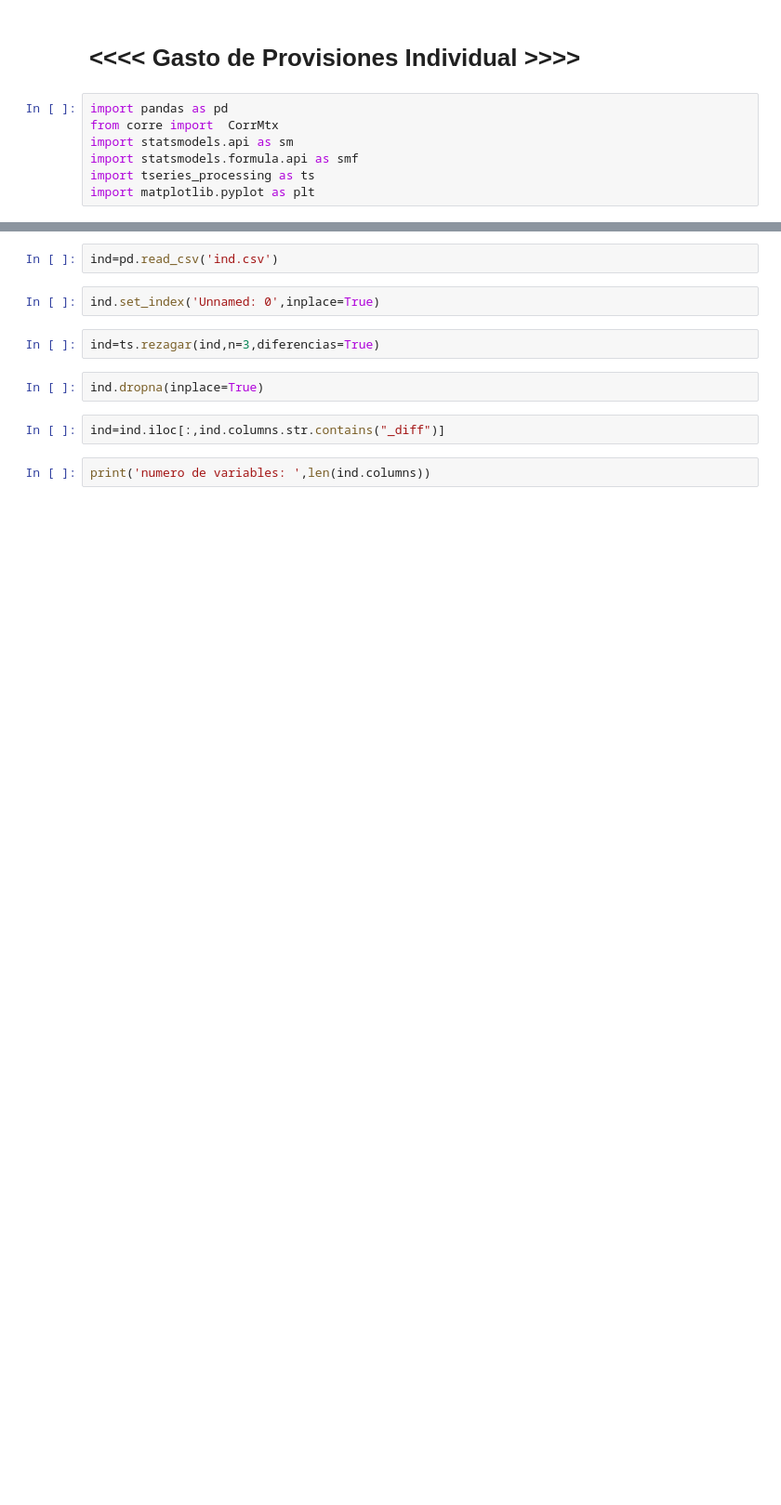
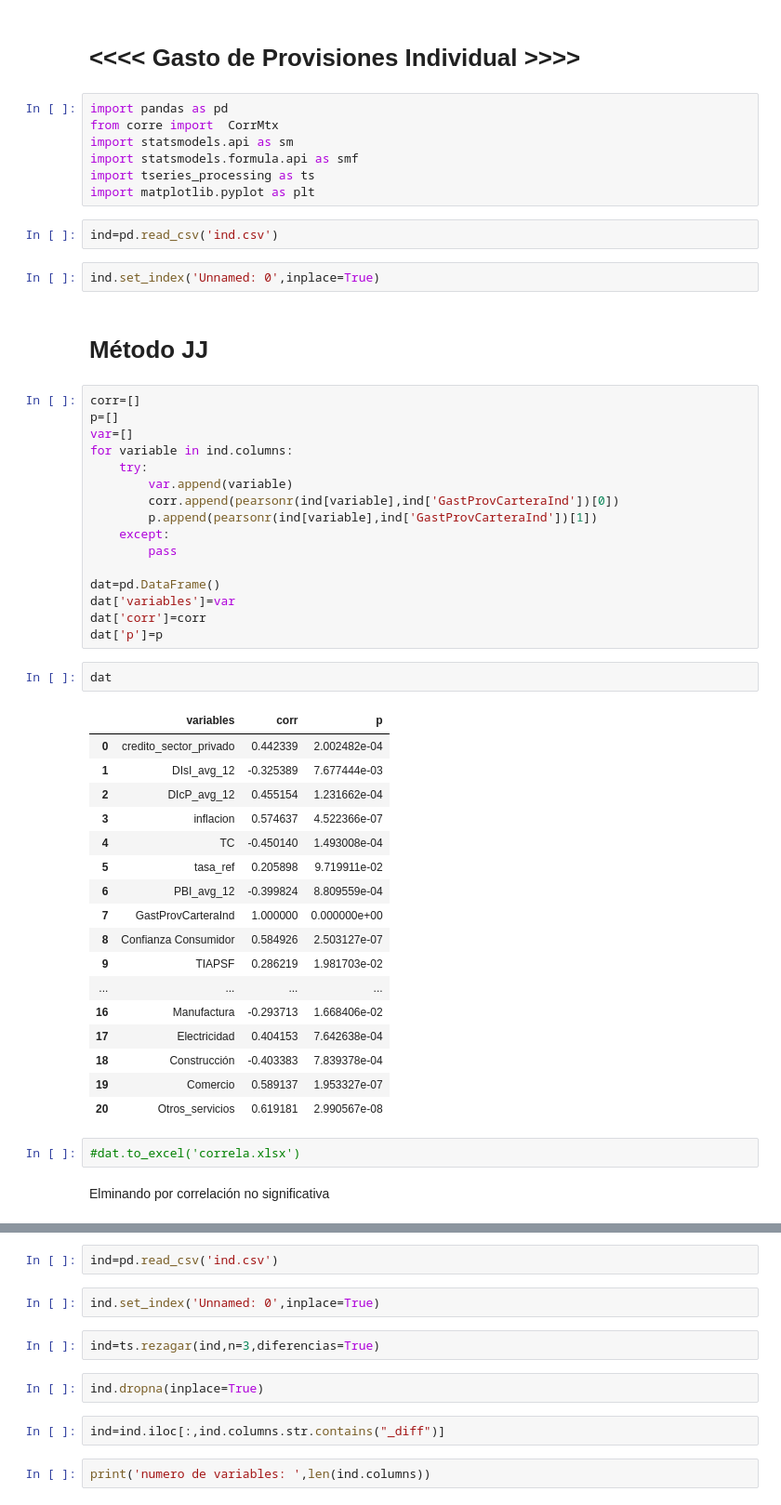
Before and after one commit to NigthDragon5000/Credit-Risk-Modeling, a Jupyter notebook: Series de Tiempo - modelo PBI.ipynb, the cells around one changed output, grey strips where cells are left out. Shown at 93% size. Saved outputs shown, nothing was run; the diff lists cells and outputs as text; blank space fills up the shorter version.

```diff
--- a/Series de Tiempo - modelo PBI.ipynb
+++ b/Series de Tiempo - modelo PBI.ipynb
@@ -7,3 +7,49 @@ import statsmodels.api as sm
 import statsmodels.formula.api as smf
 import tseries_processing as ts
 import matplotlib.pyplot as plt
+# %%
+ind=pd.read_csv('ind.csv')
+# %%
+ind.set_index('Unnamed: 0',inplace=True)
+# %% [markdown]
+# Método JJ
+# %%
+corr=[]
+p=[]
+var=[]
+for variable in ind.columns:
+    try:
+        var.append(variable)
+        corr.append(pearsonr(ind[variable],ind['GastProvCarteraInd'])[0])
+        p.append(pearsonr(ind[variable],ind['GastProvCarteraInd'])[1])
+    except:
+        pass
+
+dat=pd.DataFrame()
+dat['variables']=var
+dat['corr']=corr
+dat['p']=p
+# %%
+dat
+# %% [output]
+|  | variables | corr | p |
+| 0 | credito_sector_privado | 0.442339 | 2.002482e-04 |
+| 1 | DIsI_avg_12 | -0.325389 | 7.677444e-03 |
+| 2 | DIcP_avg_12 | 0.455154 | 1.231662e-04 |
+| 3 | inflacion | 0.574637 | 4.522366e-07 |
+| 4 | TC | -0.450140 | 1.493008e-04 |
+| 5 | tasa_ref | 0.205898 | 9.719911e-02 |
+| 6 | PBI_avg_12 | -0.399824 | 8.809559e-04 |
+| 7 | GastProvCarteraInd | 1.000000 | 0.000000e+00 |
+| 8 | Confianza Consumidor | 0.584926 | 2.503127e-07 |
+| 9 | TIAPSF | 0.286219 | 1.981703e-02 |
+| ... | ... | ... | ... |
+| 16 | Manufactura | -0.293713 | 1.668406e-02 |
+| 17 | Electricidad | 0.404153 | 7.642638e-04 |
+| 18 | Construcción | -0.403383 | 7.839378e-04 |
+| 19 | Comercio | 0.589137 | 1.953327e-07 |
+| 20 | Otros_servicios | 0.619181 | 2.990567e-08 |
+# %%
+#dat.to_excel('correla.xlsx')
+# %% [markdown]
+Elminando por correlación no significativa
```
Also changed, not shown: parts of 29 cells of this notebook.
